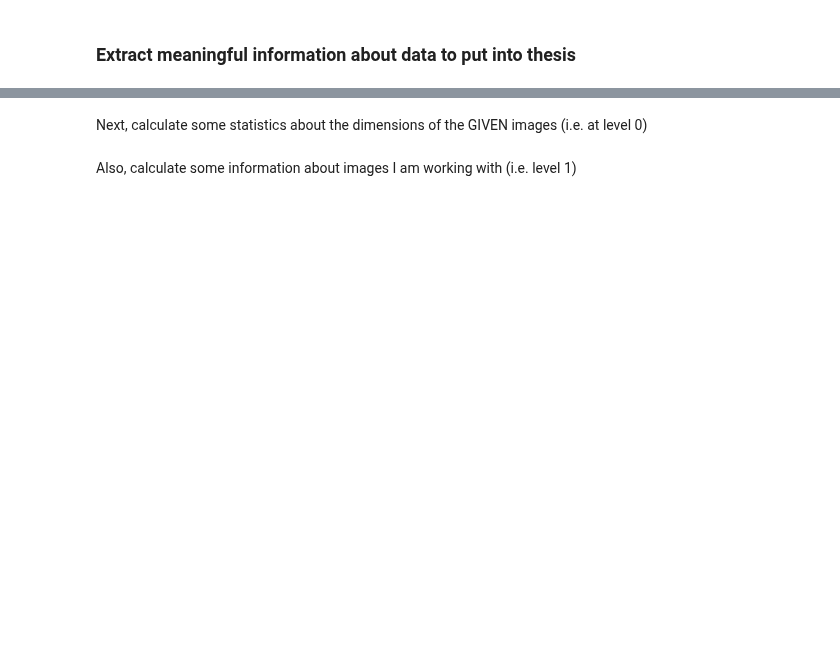
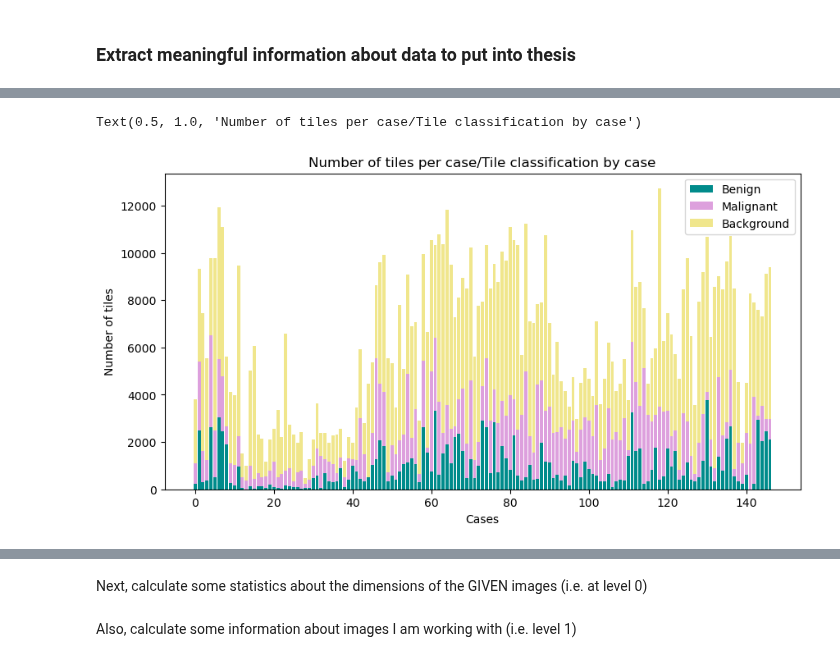
Before and after one commit to Alexandra-Smith/masters, a Jupyter notebook: notebooks/05-data-info.ipynb, the cells around one changed output, grey strips where cells are left out. Cells and saved outputs as stored; diff of their text form; code cells hidden in the pictures; blank space fills up the shorter version.

```diff
--- a/notebooks/05-data-info.ipynb
+++ b/notebooks/05-data-info.ipynb
@@ -30,0 +96,25 @@ df
+# %%
+x = df['Num_of_benign_tiles']
+y = df['Num_of_tumourous_tiles']
+background = df['Total_num_of_patches'] - x - y
+instances = np.arange(len(x))
+plt.rcParams["figure.figsize"] = [10, 5]
+bar_width=0.8
+ax = plt.figure().gca()
+ax.bar(instances, x, width=bar_width, label='Benign', color='darkcyan')
+ax.bar(instances, y, width=bar_width, label='Malignant', color='plum', bottom=x)
+ax.bar(instances, background, width=bar_width, label='Background', color='khaki', bottom=np.add(x, y))
+# ax.yaxis.set_major_locator(ticker.MaxNLocator(integer=True))
+# formatter = ticker.ScalarFormatter(useOffset=False, useMathText=True)
+# formatter.set_scientific(False)
+# ax.xaxis.set_major_formatter(formatter)
+# formatter = ticker.StrMethodFormatter('{x:,.0f}')
+# ax.xaxis.set_major_formatter(formatter)
+# ax.tick_params(axis='x', labelrotation=90.0)
+ax.legend()
+ax.set_xlabel('Cases')
+ax.set_ylabel('Number of tiles')
+plt.title('Number of tiles per case/Tile classification by case')
+# %% [output]
+Text(0.5, 1.0, 'Number of tiles per case/Tile classification by case')
+[figure, added]
```
Also changed, not shown: parts of 25 cells of this notebook.
